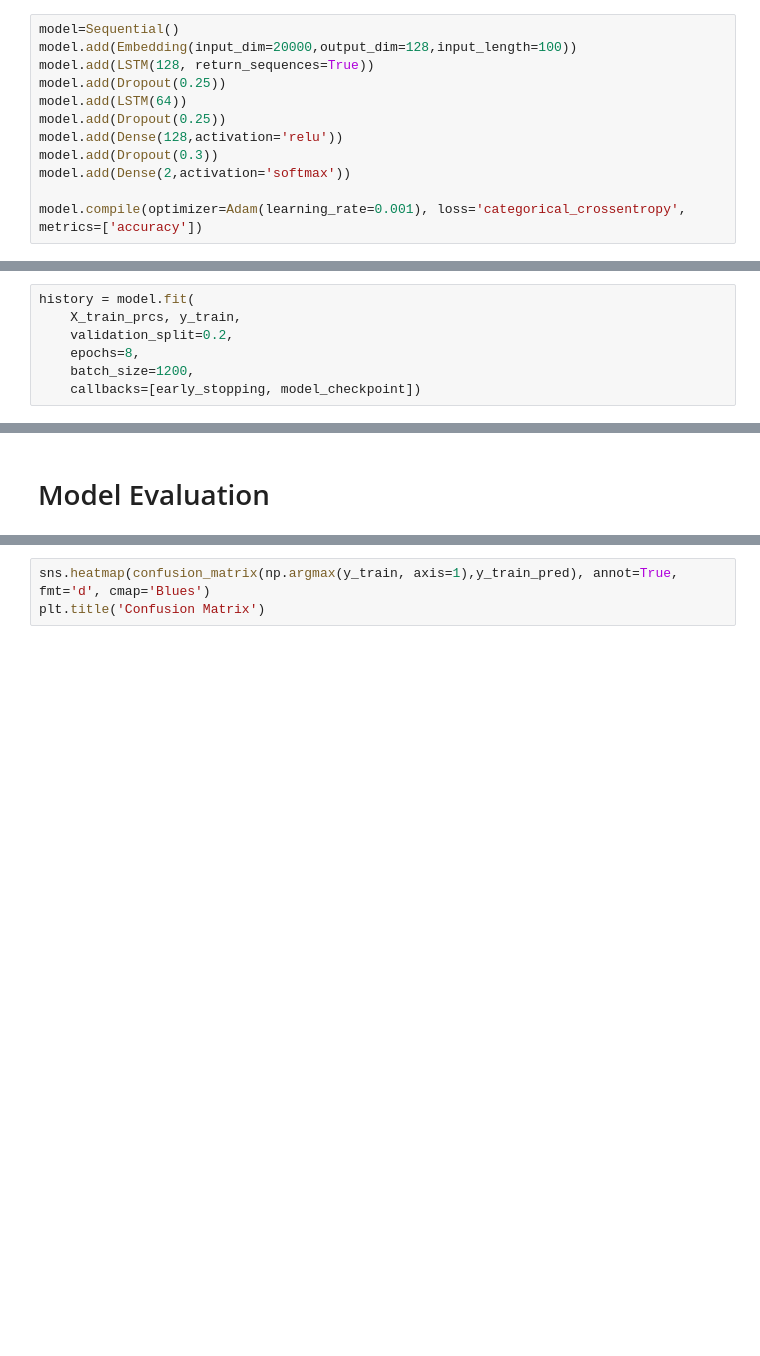
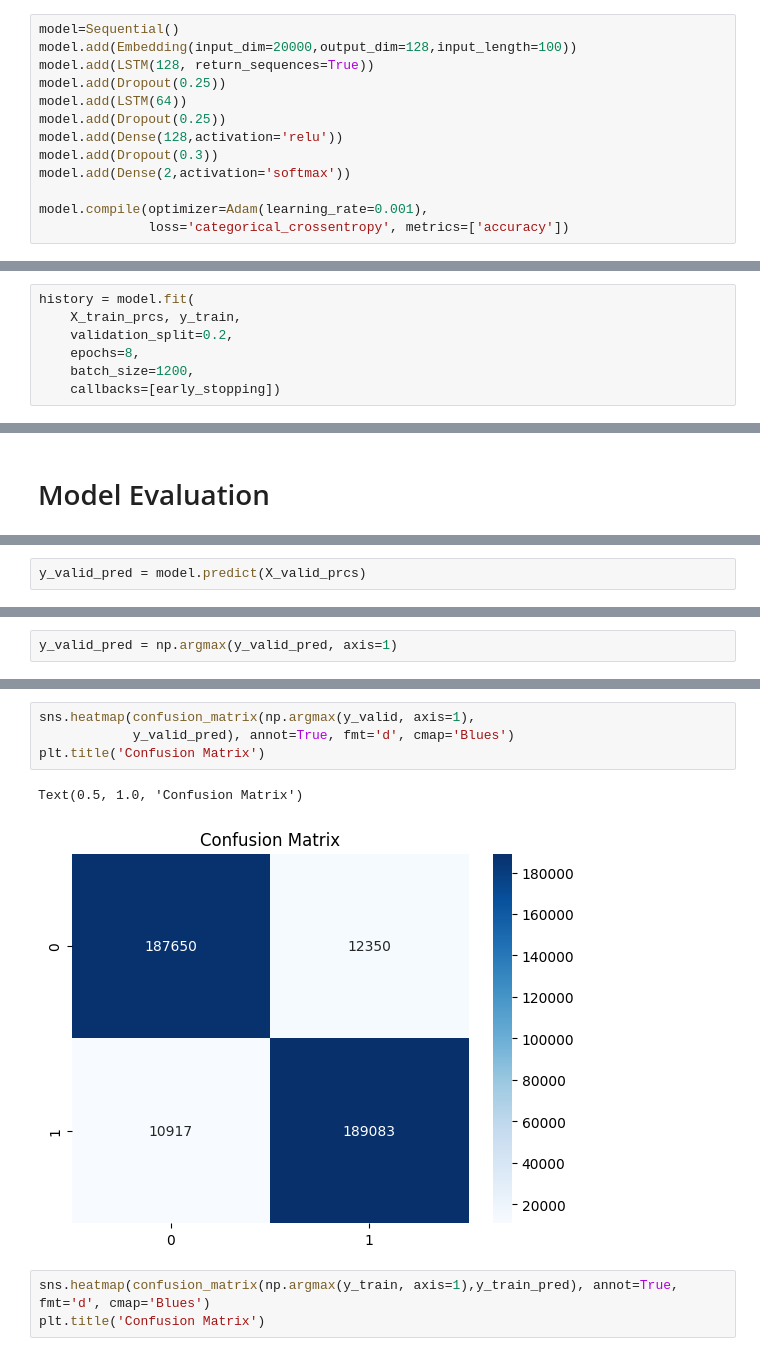
Before and after one commit to AlexisP1909/epf-ia-sentiment-analysis, a Jupyter notebook: LSTM_amazon-reviews.ipynb, the cells around one changed output, grey strips where cells are left out. Cells and saved outputs as stored; diff of their text form; blank space fills up the shorter version.

Commit message:
used the same data for each model to get out conclusives classifications reports

```diff
--- a/LSTM_amazon-reviews.ipynb
+++ b/LSTM_amazon-reviews.ipynb
@@ -180,5 +215,6 @@ model.add(Dense(128,activation='relu'))
 model.add(Dropout(0.3))
 model.add(Dense(2,activation='softmax'))
 
-model.compile(optimizer=Adam(learning_rate=0.001), loss='categorical_crossentropy', metrics=['accuracy'])
+model.compile(optimizer=Adam(learning_rate=0.001),
+              loss='categorical_crossentropy', metrics=['accuracy'])
 # %%
@@ -198,6 +234,6 @@ history = model.fit(
     validation_split=0.2,
     epochs=8,
     batch_size=1200,
-    callbacks=[early_stopping, model_checkpoint])
+    callbacks=[early_stopping])
 # %% [output]
 Epoch 1/8
@@ -224,3 +272,5 @@ print(classification_report(np.argmax(y_train, axis=1), y_train_pred))
     accuracy                           0.96   2880000
    macro avg       0.96      0.96      0.96   2880000
 weighted avg       0.96      0.96      0.96   2880000
+# %%
+y_valid_pred = model.predict(X_valid_prcs)
@@ -226,0 +279,2 @@ weighted avg       0.96      0.96      0.96   2880000
+# %%
+y_valid_pred = np.argmax(y_valid_pred, axis=1)
@@ -227,3 +298,10 @@ weighted avg       0.96      0.96      0.96   2880000
+# %%
+sns.heatmap(confusion_matrix(np.argmax(y_valid, axis=1),
+            y_valid_pred), annot=True, fmt='d', cmap='Blues')
+plt.title('Confusion Matrix')
+# %% [output]
+Text(0.5, 1.0, 'Confusion Matrix')
+[figure, added]
 # %%
 sns.heatmap(confusion_matrix(np.argmax(y_train, axis=1),y_train_pred), annot=True, fmt='d', cmap='Blues')
 plt.title('Confusion Matrix')
```
Also changed, not shown: parts of 17 cells of this notebook, 2 other files.
